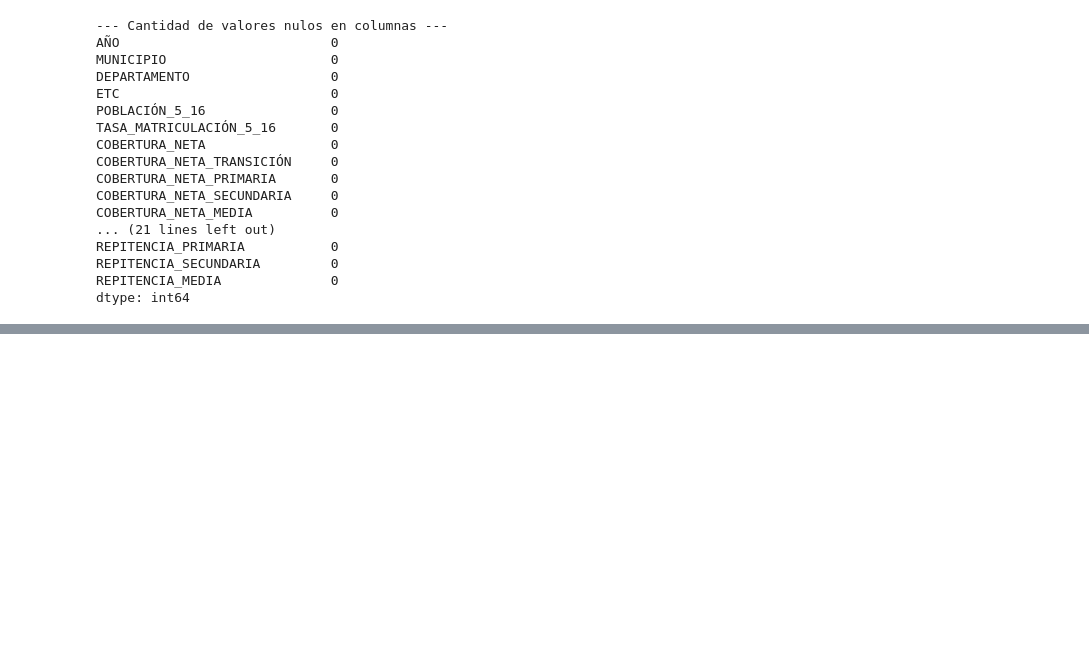
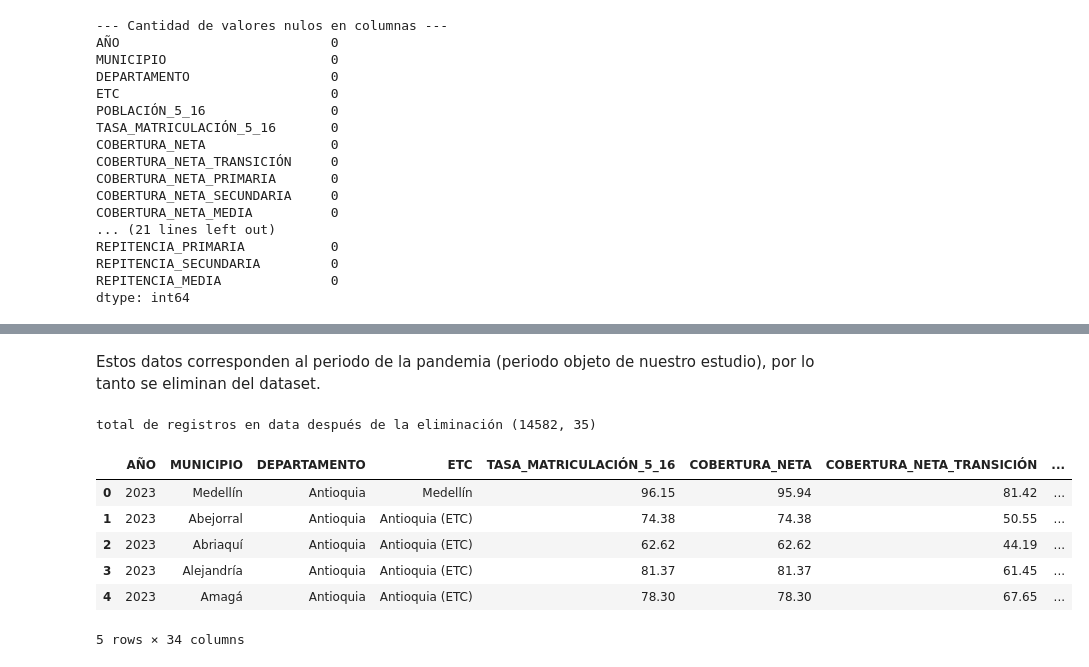
Before and after one commit to Fabiloz/Proyecto_Final, a Jupyter notebook: Análisis_de_Indicadores_Educativos.ipynb, the cells around one changed output, grey strips where cells are left out. Drawn from its saved outputs; the diff is of its cells as text; code cells hidden in the pictures; blank space fills up the shorter version.

```diff
--- a/Análisis_de_Indicadores_Educativos.ipynb
+++ b/Análisis_de_Indicadores_Educativos.ipynb
@@ -325,0 +459,22 @@ dtype: int64
+# %% [markdown]
+Estos datos corresponden al periodo de la pandemia (periodo objeto de nuestro estudio), por lo tanto se eliminan del dataset.
+# %%
+# Eliminar filas por índice
+data = data.drop([1115, 13238, 14579])
+# %%
+print("total de registros en data después de la eliminación",data.shape)
+# %% [output]
+total de registros en data después de la eliminación (14582, 35)
+# %%
+#Eliminamos la columna
+data.drop(columns=['POBLACIÓN_5_16'],inplace=True)
+# %%
+data.head()
+# %% [output]
+|  | AÑO | MUNICIPIO | DEPARTAMENTO | ETC | TASA_MATRICULACIÓN_5_16 | COBERTURA_NETA | COBERTURA_NETA_TRANSICIÓN | ... |
+| 0 | 2023 | Medellín | Antioquia | Medellín | 96.15 | 95.94 | 81.42 | ... |
+| 1 | 2023 | Abejorral | Antioquia | Antioquia (ETC) | 74.38 | 74.38 | 50.55 | ... |
+| 2 | 2023 | Abriaquí | Antioquia | Antioquia (ETC) | 62.62 | 62.62 | 44.19 | ... |
+| 3 | 2023 | Alejandría | Antioquia | Antioquia (ETC) | 81.37 | 81.37 | 61.45 | ... |
+| 4 | 2023 | Amagá | Antioquia | Antioquia (ETC) | 78.30 | 78.30 | 67.65 | ... |
+5 rows × 34 columns
```
Also changed, not shown: parts of 7 cells of this notebook, 1 other file.
